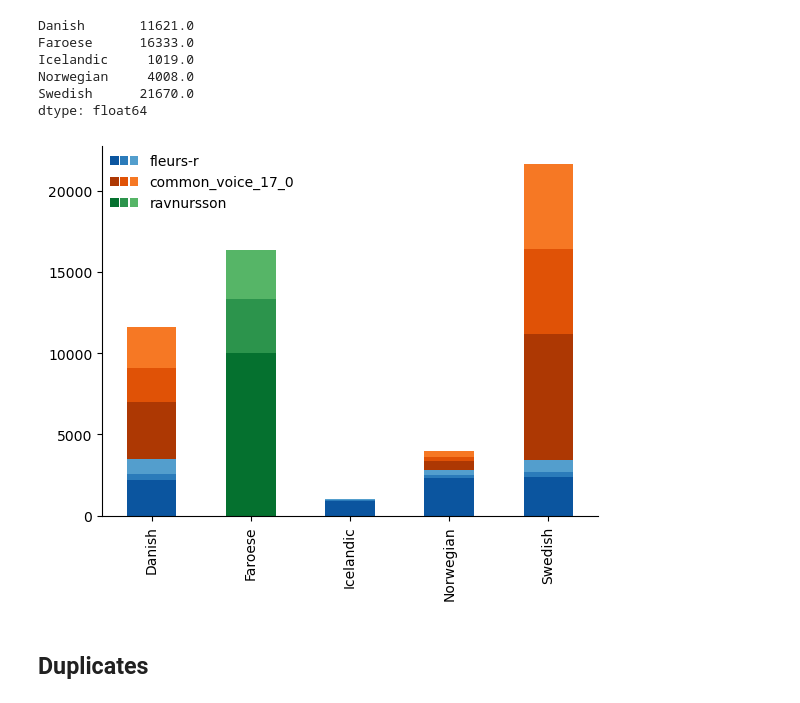
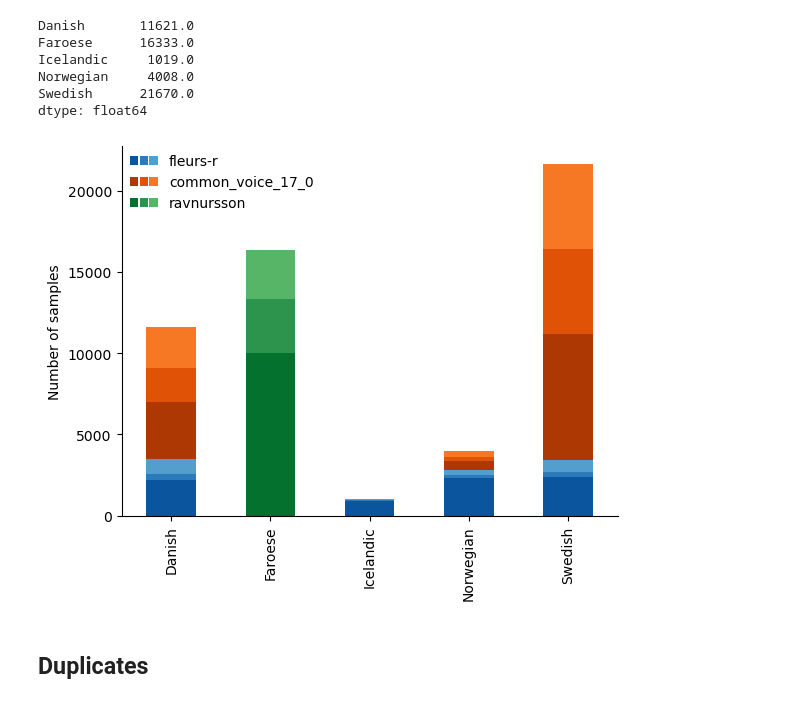
Before and after one commit to Neclow/mlops_project, a Jupyter notebook: data_quality.ipynb, the cells around one changed output. Drawn from its saved outputs; the diff is of its cells as text; code cells hidden in the pictures.

Commit message:
add plots and SQA to data_quality

```diff
--- a/data_quality.ipynb
+++ b/data_quality.ipynb
@@ -157,34 +152,36 @@ dtype: float64
 stats_df.plot.bar(
     stacked=True,
     color=[
         *sns.color_palette("Blues_r").as_hex()[:3],
         *sns.color_palette("Oranges_r").as_hex()[:3],
         *sns.color_palette("Greens_r").as_hex()[:3],
     ],
 )
 
 all_containers = []
 
 colors = []
 
 for container in plt.gca().containers:
     for c in container:
         c_color = c.get_facecolor()
         if not c_color in colors:
             all_containers.append(c)
             colors.append(c_color)
 
 all_containers = tuple(all_containers)
 
 handles, labels = plt.gca().get_legend_handles_labels()
 
 plt.gca().legend(
     [all_containers[:3], all_containers[3:6], all_containers[6:]], datasets, handler_map={tuple: HandlerTuple(ndivide=None)}, borderpad=.1, frameon=False
 )
 sns.despine()
+plt.ylabel("Number of samples")
+plt.savefig("img/counts.pdf", format="pdf", bbox_inches="tight", pad_inches=0)
 plt.show()
 # %% [output]
-[figure, old version]
+[figure, new version]
 # %% [markdown]
 ## Duplicates
 # %% [markdown]
```
Also changed, not shown: parts of 11 cells of this notebook, 4 other files.
